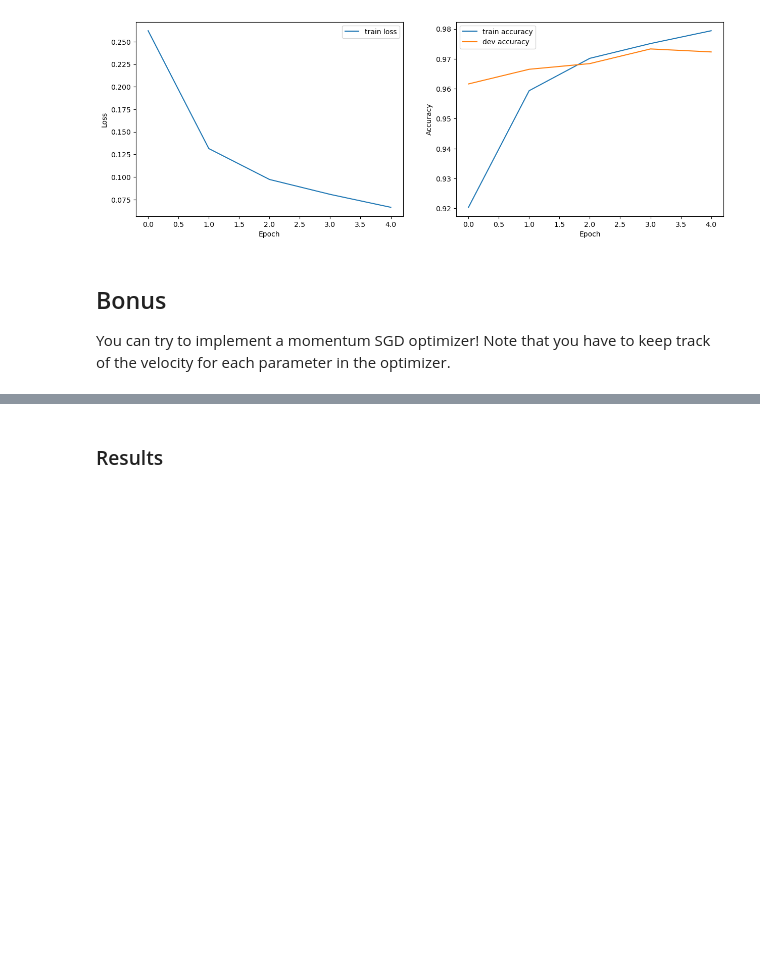
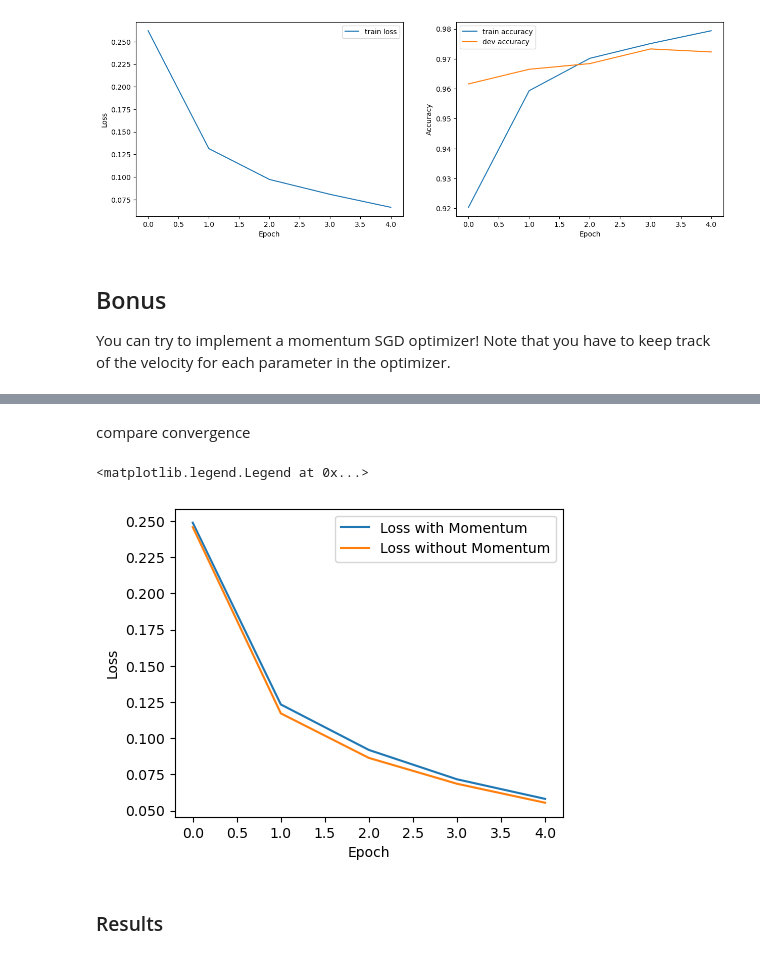
Before and after one commit to Etienne-bobo/DL_lab, a Jupyter notebook: lab2-Copy1.ipynb, the cells around one changed output, grey strips where cells are left out. Drawn from its saved outputs; the diff is of its cells as text; code cells hidden in the pictures; blank space fills up the shorter version.

```diff
--- a/lab2-Copy1.ipynb
+++ b/lab2-Copy1.ipynb
@@ -728,3 +747,17 @@ plot_loss_acc(history4["losses"], history4["train_acc"], history4["dev_acc"])
+# %% [markdown]
+compare convergence
+# %%
+# Create a figure with two subplots
+fig, ax = plt.subplots(1, 1, figsize=(5, 4))
+
+ax.plot(history4['losses'], label='Loss with Momentum')
+ax.plot(history['losses'], label='Loss without Momentum')
+ax.set_xlabel('Epoch')
+ax.set_ylabel('Loss')
+ax.legend()
+# %% [output]
+<matplotlib.legend.Legend at 0x...>
+[figure, added]
 # %% [markdown]
 ### Results
 # %%
```
Also changed, not shown: parts of 14 cells of this notebook.
